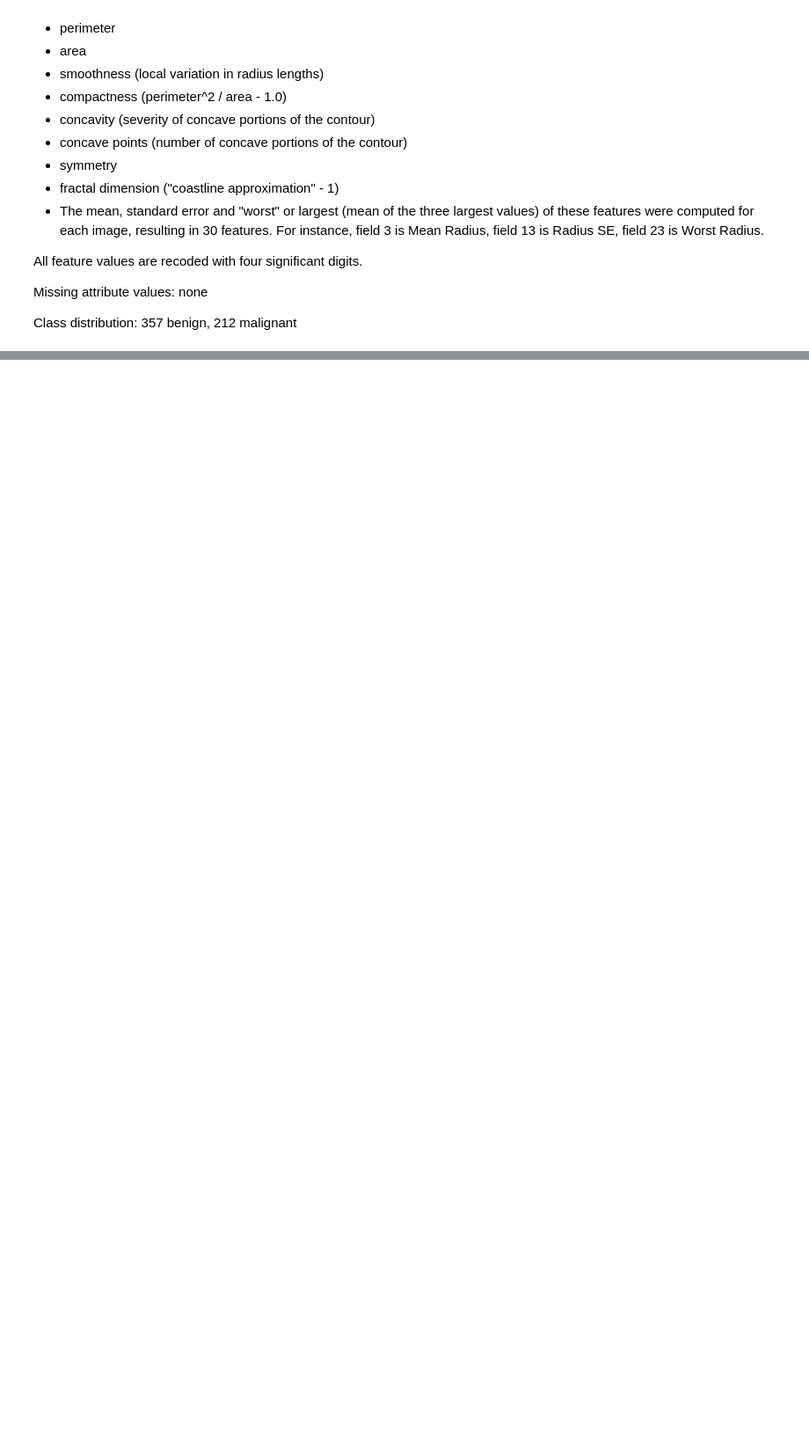
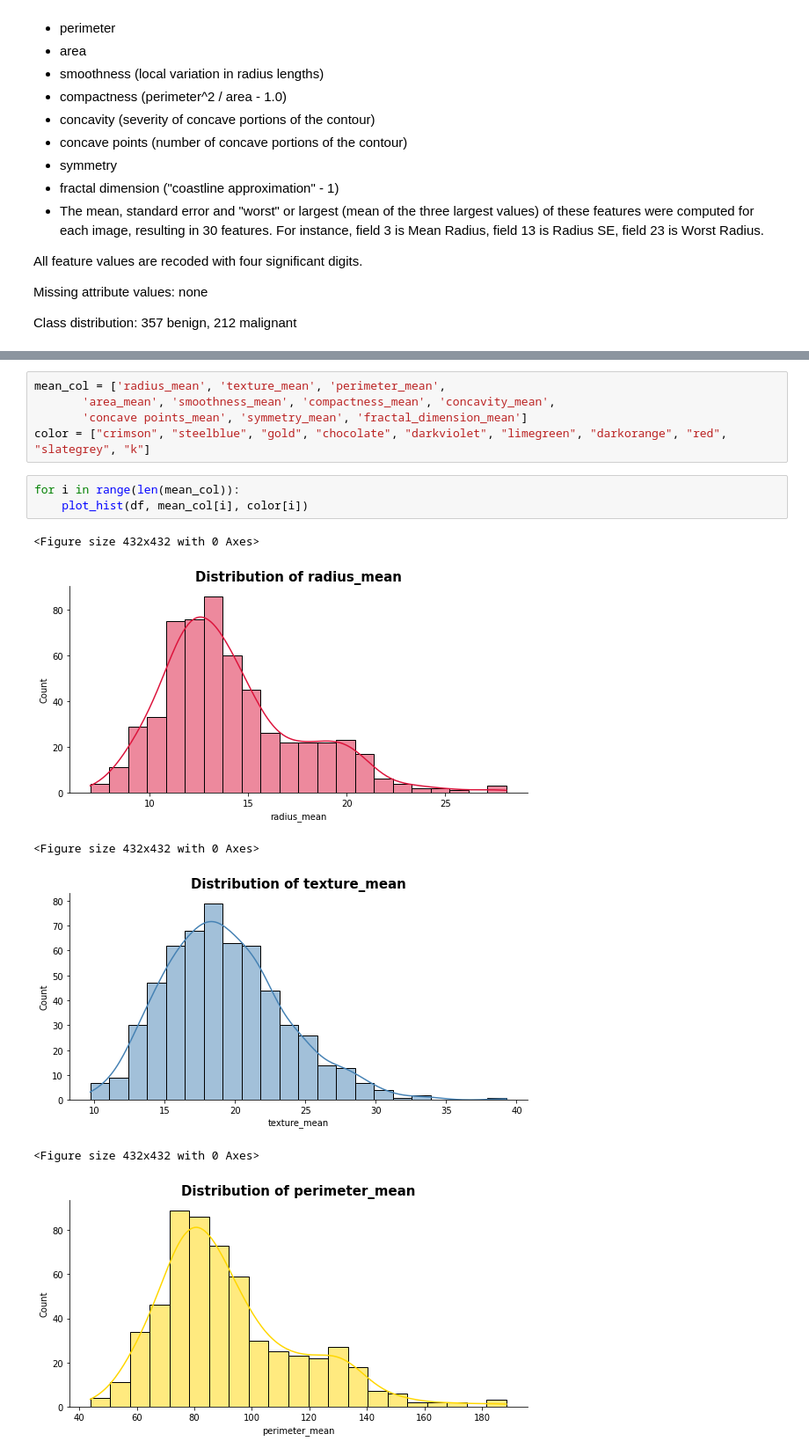
Before and after one commit to Ammon21/Causal-Inference, a Jupyter notebook: notebooks/EDA.ipynb, the cells around one changed output, grey strips where cells are left out. Shown: that part at 88% size. Saved outputs shown, nothing was run; the diff lists cells and outputs as text; blank space fills up the shorter version.

```diff
--- a/notebooks/EDA.ipynb
+++ b/notebooks/EDA.ipynb
@@ -155,0 +162,15 @@ plot_count(df, 'diagnosis')
+# %%
+mean_col = ['radius_mean', 'texture_mean', 'perimeter_mean',
+       'area_mean', 'smoothness_mean', 'compactness_mean', 'concavity_mean',
+       'concave points_mean', 'symmetry_mean', 'fractal_dimension_mean']
+color = ["crimson", "steelblue", "gold", "chocolate", "darkviolet", "limegreen", "darkorange", "red", "slategrey", "k"]
+# %%
+for i in range(len(mean_col)):
+    plot_hist(df, mean_col[i], color[i])
+# %% [output]
+<Figure size 432x432 with 0 Axes>
+[figure, added]
+<Figure size 432x432 with 0 Axes>
+[figure, added]
+<Figure size 432x432 with 0 Axes>
+[figure, added]
```
Also changed, not shown: parts of 4 cells of this notebook, 1 other file.
